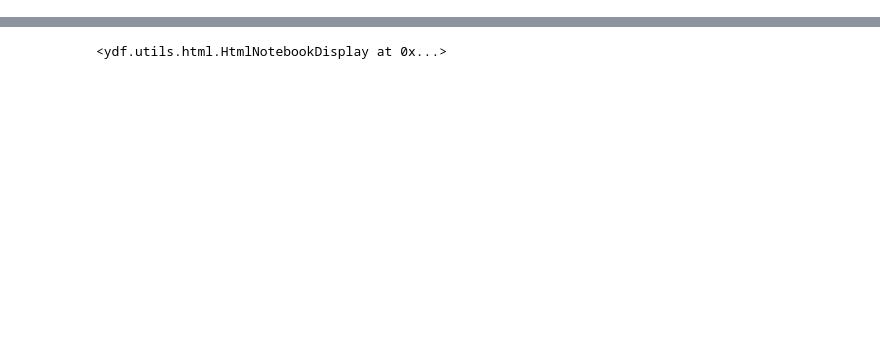
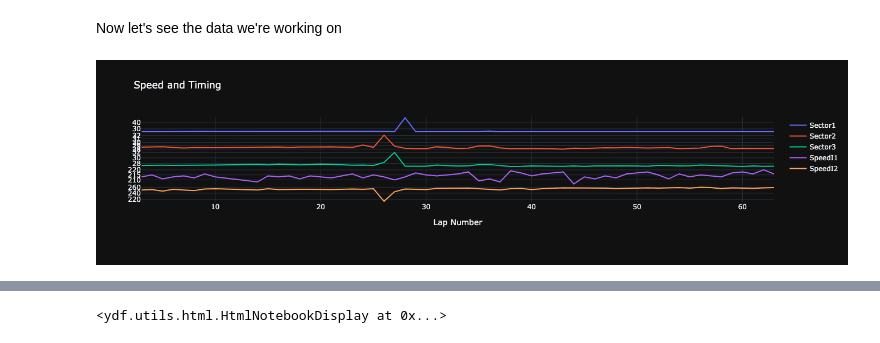
Before and after one commit to Draichi/fastf1-predictions, a Jupyter notebook: notebooks/sector-3-time-prediction.ipynb, the cells around one changed output, grey strips where cells are left out. Saved outputs shown, nothing was run; the diff lists cells and outputs as text; code cells hidden in the pictures; blank space fills up the shorter version.

Commit message:
feat: Sector 3 time prediction using ML

```diff
--- a/notebooks/sector-3-time-prediction.ipynb
+++ b/notebooks/sector-3-time-prediction.ipynb
@@ -398,0 +137,15 @@ model.plot_tree()
+# %%
+columns_in_timedelta = [
+    'Sector1Time',
+    'Sector2Time',
+    'Sector3Time'
+]
+
+for col in columns_in_timedelta:
+    col_total_seconds = df[col].dt.total_seconds()
+    df[col] = None
+    df[col] = df[col].astype(float)
+    df.loc[:, col] = col_total_seconds
+
+df = df.dropna()
+df.head(1).transpose()
@@ -398,0 +163,31 @@ model.plot_tree()
+# %% [markdown]
+Now let's see the data we're working on
+# %%
+def plot_sectors_data(data):
+    layout = dict(
+        title="Speed and Timing",
+        xaxis_title="Lap Number",
+        template="plotly_dark",
+        hovermode='x unified',
+        hoversubplots="axis",
+        grid=dict(rows=6, columns=1)
+    )
+    data = [
+        go.Scatter(x=data["LapNumber"], y=data["Sector1Time"],
+                   xaxis="x", yaxis="y", name='Sector1'),
+        go.Scatter(x=data["LapNumber"], y=data["Sector2Time"],
+                   xaxis="x", yaxis="y2", name='Sector2'),
+        go.Scatter(x=data["LapNumber"], y=data["Sector3Time"],
+                   xaxis="x", yaxis="y3", name='Sector3'),
+        go.Scatter(x=data["LapNumber"], y=data["SpeedI1"],
+                   xaxis="x", yaxis="y4", name='SpeedI1'),
+        go.Scatter(x=data["LapNumber"], y=data["SpeedI2"],
+                   xaxis="x", yaxis="y5", name='SpeedI2'),
+    ]
+    fig = go.Figure(data=data, layout=layout)
+    fig.show()
+
+
+plot_sectors_data(df)
+# %% [output]
+[figure, added]
```
Also changed, not shown: parts of 74 cells of this notebook, 1 other file.
